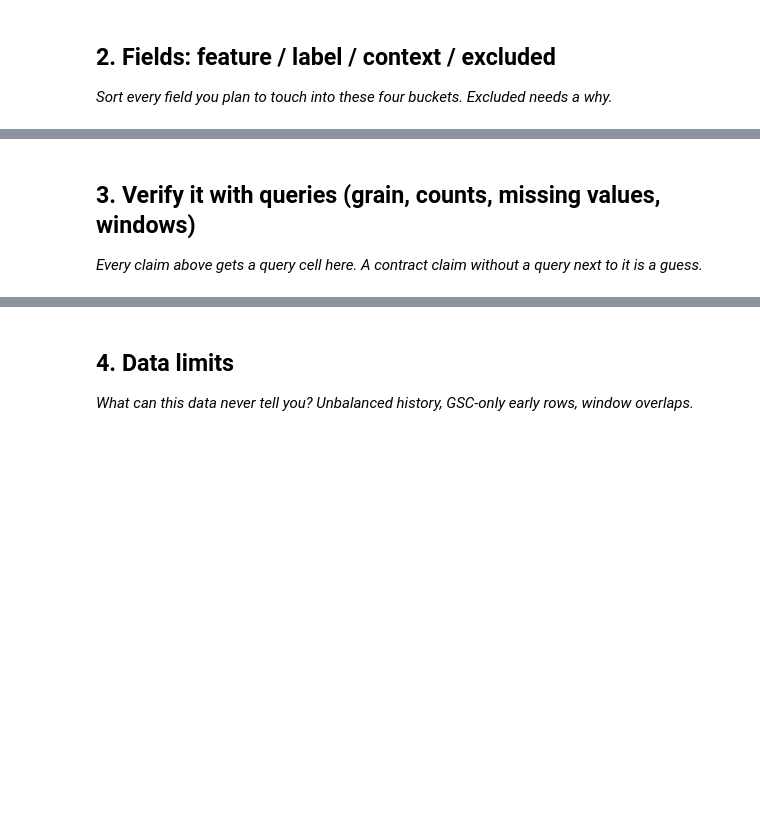
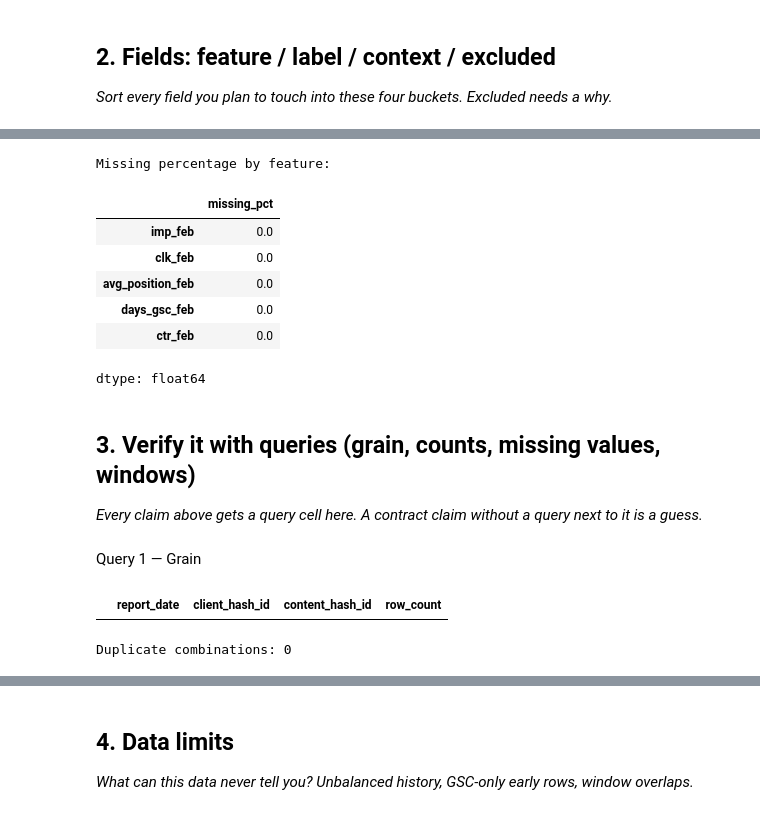
Before and after one commit to saarthak181/FlyRankAI_Assignments, a Jupyter notebook: work/notebooks/w03_data_contract.ipynb, the cells around one changed output, grey strips where cells are left out. Saved outputs shown, nothing was run; the diff lists cells and outputs as text; code cells hidden in the pictures; blank space fills up the shorter version.

```diff
--- a/work/notebooks/w03_data_contract.ipynb
+++ b/work/notebooks/w03_data_contract.ipynb
@@ -23,3 +247,25 @@ This skeleton is yours to fill. Work the sections **in order** — each one has
+# %%
+missing_check = feb_features[
+    [
+        "imp_feb",
+        "clk_feb",
+        "avg_position_feb",
+        "days_gsc_feb",
+        "ctr_feb"
+    ]
+].isna().mean().mul(100).round(2)
+
+print("Missing percentage by feature:")
+display(missing_check.rename("missing_pct"))
+# %% [output]
+Missing percentage by feature:
+|  | missing_pct |
+| imp_feb | 0.0 |
+| clk_feb | 0.0 |
+| avg_position_feb | 0.0 |
+| days_gsc_feb | 0.0 |
+| ctr_feb | 0.0 |
+dtype: float64
 # %% [markdown]
 ## 3. Verify it with queries (grain, counts, missing values, windows)
 
@@ -29,0 +273,24 @@ This skeleton is yours to fill. Work the sections **in order** — each one has
+# %% [markdown]
+Query 1 — Grain
+# %%
+grain_check = con.sql(f"""
+    SELECT
+        report_date,
+        client_hash_id,
+        content_hash_id,
+        COUNT(*) AS row_count
+    FROM read_parquet('{FEB}')
+    GROUP BY
+        report_date,
+        client_hash_id,
+        content_hash_id
+    HAVING COUNT(*) > 1
+    LIMIT 5
+""").fetchdf()
+
+display(grain_check)
+
+print("Duplicate combinations:", len(grain_check))
+# %% [output]
+|  | report_date | client_hash_id | content_hash_id | row_count |
+Duplicate combinations: 0
```
Also changed, not shown: parts of 16 cells of this notebook.
